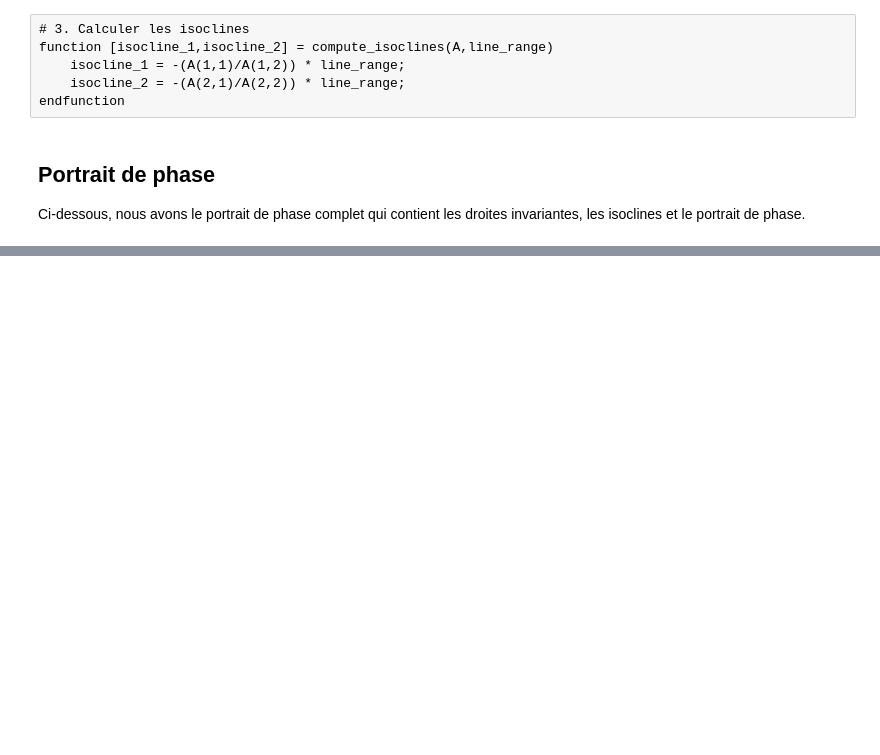
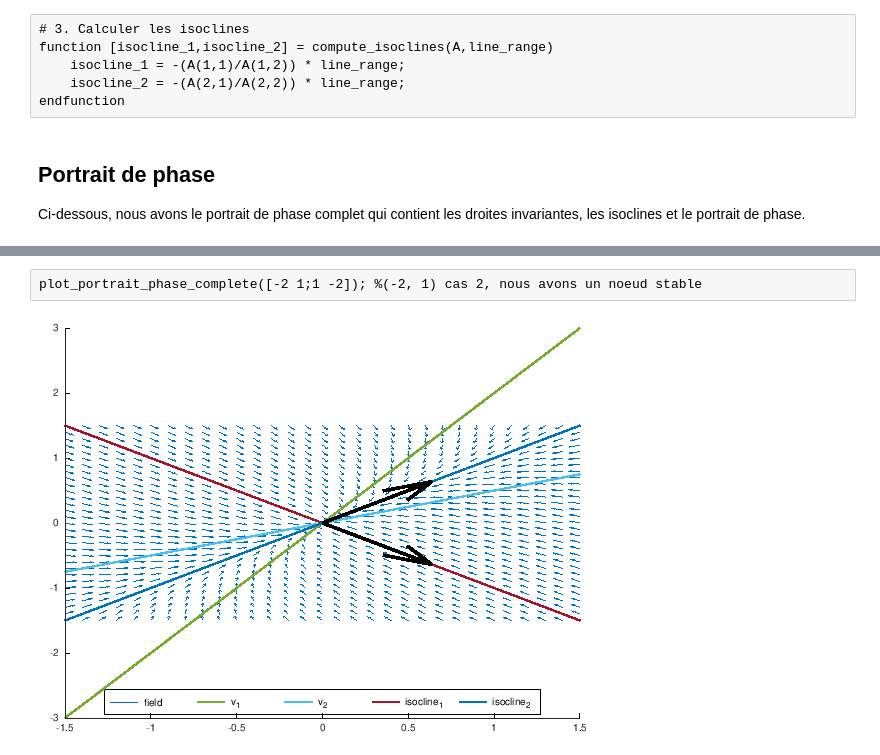
Before and after one commit to AlexandreHnf/Projet_ModSim, a Jupyter notebook: projet.ipynb, the cells around one changed output, grey strips where cells are left out. Drawn from its saved outputs; the diff is of its cells as text; blank space fills up the shorter version.

```diff
--- a/projet.ipynb
+++ b/projet.ipynb
@@ -225,0 +237,4 @@ A = [1 1;1 1];
+# %%
+plot_portrait_phase_complete([-2 1;1 -2]); %(-2, 1) cas 2, nous avons un noeud stable
+# %% [output]
+[figure, added]
```
Also changed, not shown: parts of 15 cells of this notebook, 1 other file.
